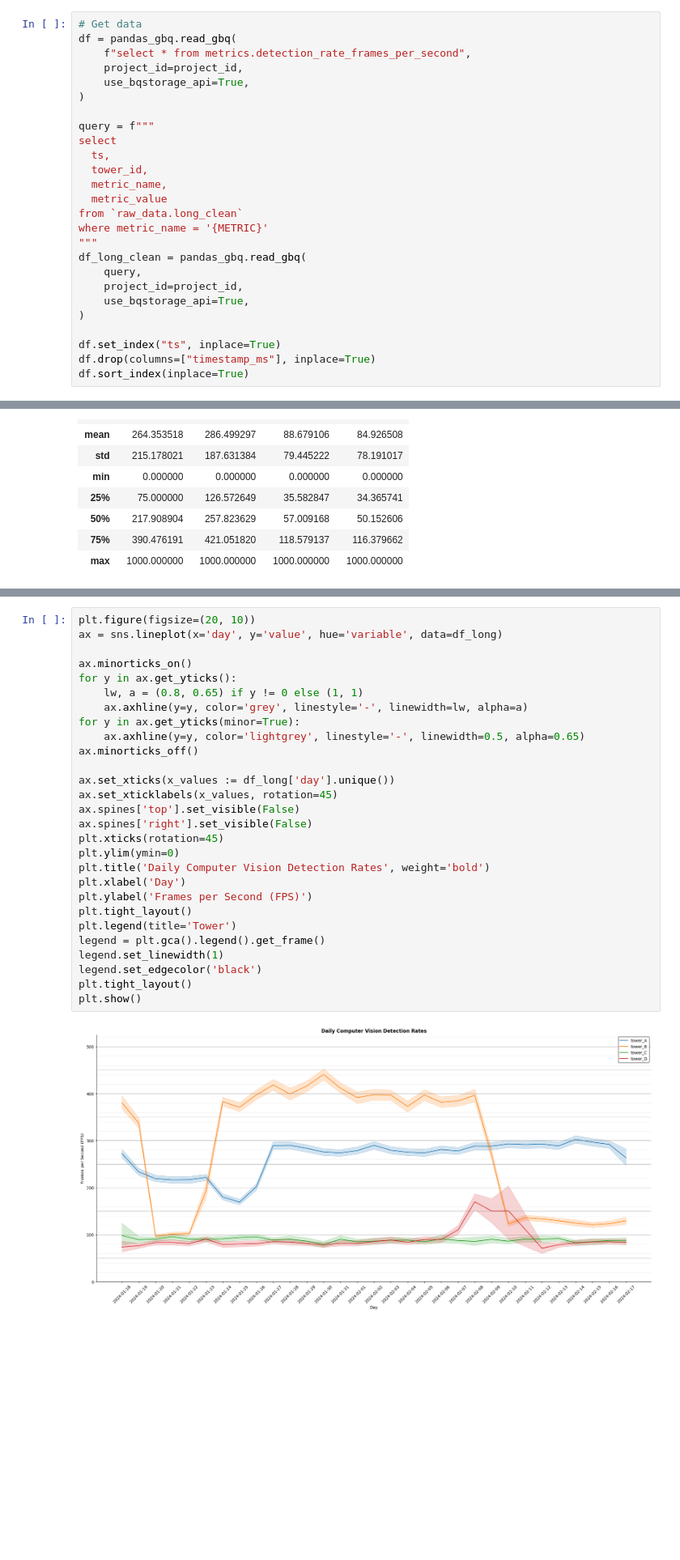
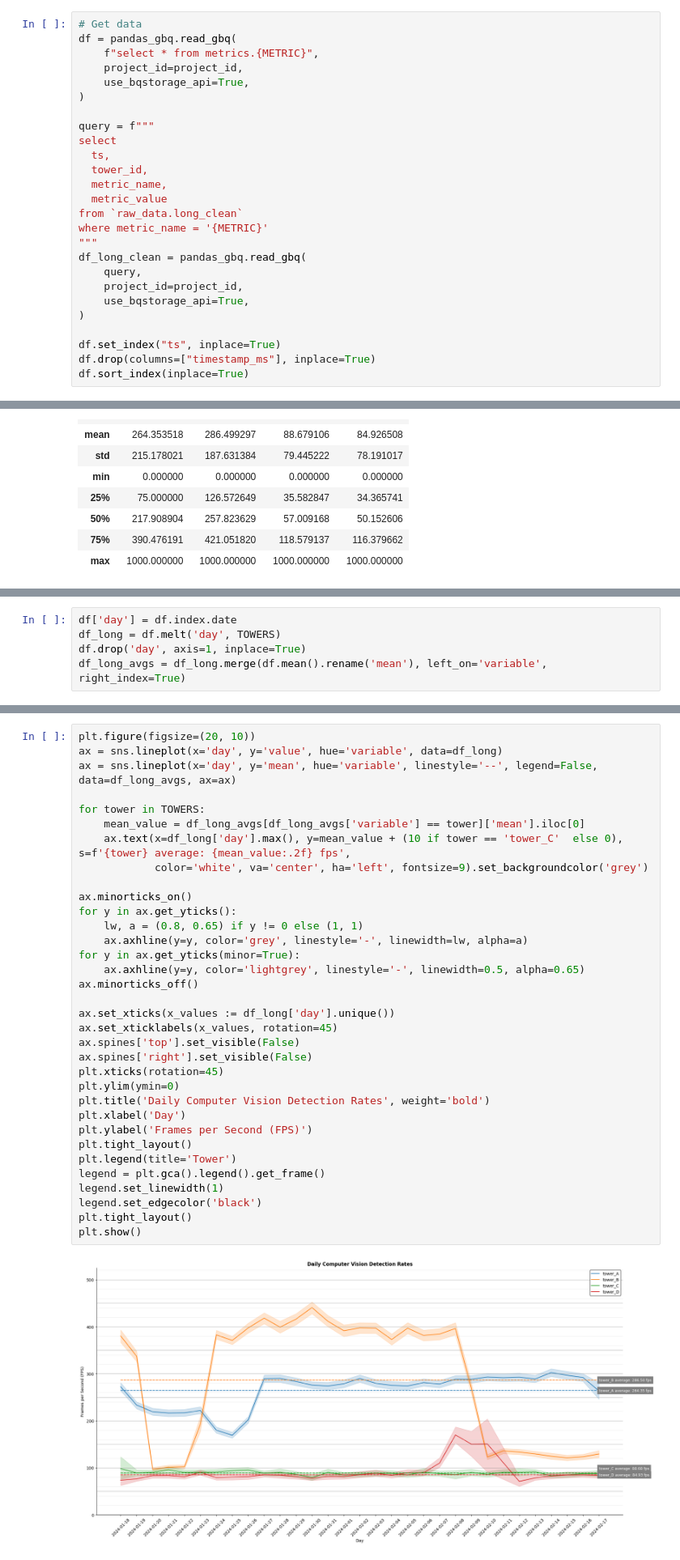
Before and after one commit to Per48edjes/Anduril-Case-Study, a Jupyter notebook: questions/computer_vision_detection_rate.ipynb, the cells around one changed output, grey strips where cells are left out. Shown: that part at 81% size. Drawn from its saved outputs; the diff is of its cells as text; blank space fills up the shorter version.

```diff
--- a/questions/computer_vision_detection_rate.ipynb
+++ b/questions/computer_vision_detection_rate.ipynb
@@ -26,7 +26,7 @@ METRIC = "detection_rate_frames_per_second"
 # %%
 # Get data
 df = pandas_gbq.read_gbq(
-    f"select * from metrics.detection_rate_frames_per_second",
+    f"select * from metrics.{METRIC}",
     project_id=project_id,
     use_bqstorage_api=True,
 )
@@ -116,0 +90,5 @@ plt.show()
+# %%
+df['day'] = df.index.date
+df_long = df.melt('day', TOWERS)
+df.drop('day', axis=1, inplace=True)
+df_long_avgs = df_long.merge(df.mean().rename('mean'), left_on='variable', right_index=True)
@@ -117,33 +118,39 @@ plt.show()
 # %%
 plt.figure(figsize=(20, 10))
 ax = sns.lineplot(x='day', y='value', hue='variable', data=df_long)
+ax = sns.lineplot(x='day', y='mean', hue='variable', linestyle='--', legend=False, data=df_long_avgs, ax=ax)
+
+for tower in TOWERS:
+    mean_value = df_long_avgs[df_long_avgs['variable'] == tower]['mean'].iloc[0]
+    ax.text(x=df_long['day'].max(), y=mean_value + (10 if tower == 'tower_C'  else 0), s=f'{tower} average: {mean_value:.2f} fps',
+            color='white', va='center', ha='left', fontsize=9).set_backgroundcolor('grey')
 
 ax.minorticks_on()
 for y in ax.get_yticks():
     lw, a = (0.8, 0.65) if y != 0 else (1, 1)
     ax.axhline(y=y, color='grey', linestyle='-', linewidth=lw, alpha=a)
 for y in ax.get_yticks(minor=True):
     ax.axhline(y=y, color='lightgrey', linestyle='-', linewidth=0.5, alpha=0.65)
 ax.minorticks_off()
 
 ax.set_xticks(x_values := df_long['day'].unique())
 ax.set_xticklabels(x_values, rotation=45)
 ax.spines['top'].set_visible(False)
 ax.spines['right'].set_visible(False)
 plt.xticks(rotation=45)
 plt.ylim(ymin=0)
 plt.title('Daily Computer Vision Detection Rates', weight='bold')
 plt.xlabel('Day')
 plt.ylabel('Frames per Second (FPS)')
 plt.tight_layout()
 plt.legend(title='Tower')
 legend = plt.gca().legend().get_frame()
 legend.set_linewidth(1)
 legend.set_edgecolor('black')
 plt.tight_layout()
 plt.show()
 # %% [output]
-[figure, old version]
+[figure, new version]
 # %%
 df.resample('1d').agg(['mean', 'sem'])
 # %% [output]
```
Also changed, not shown: parts of 2 cells of this notebook, 14 other files.
